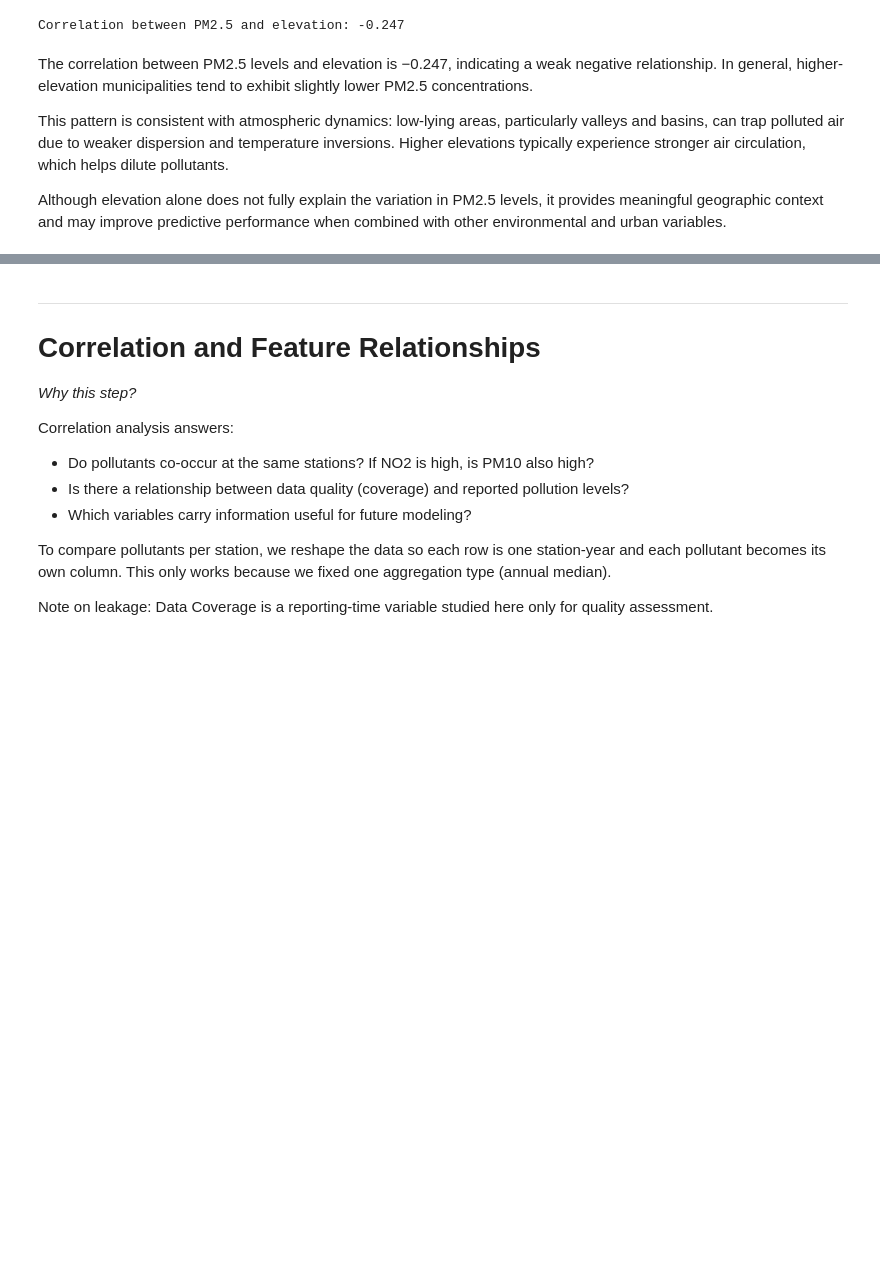
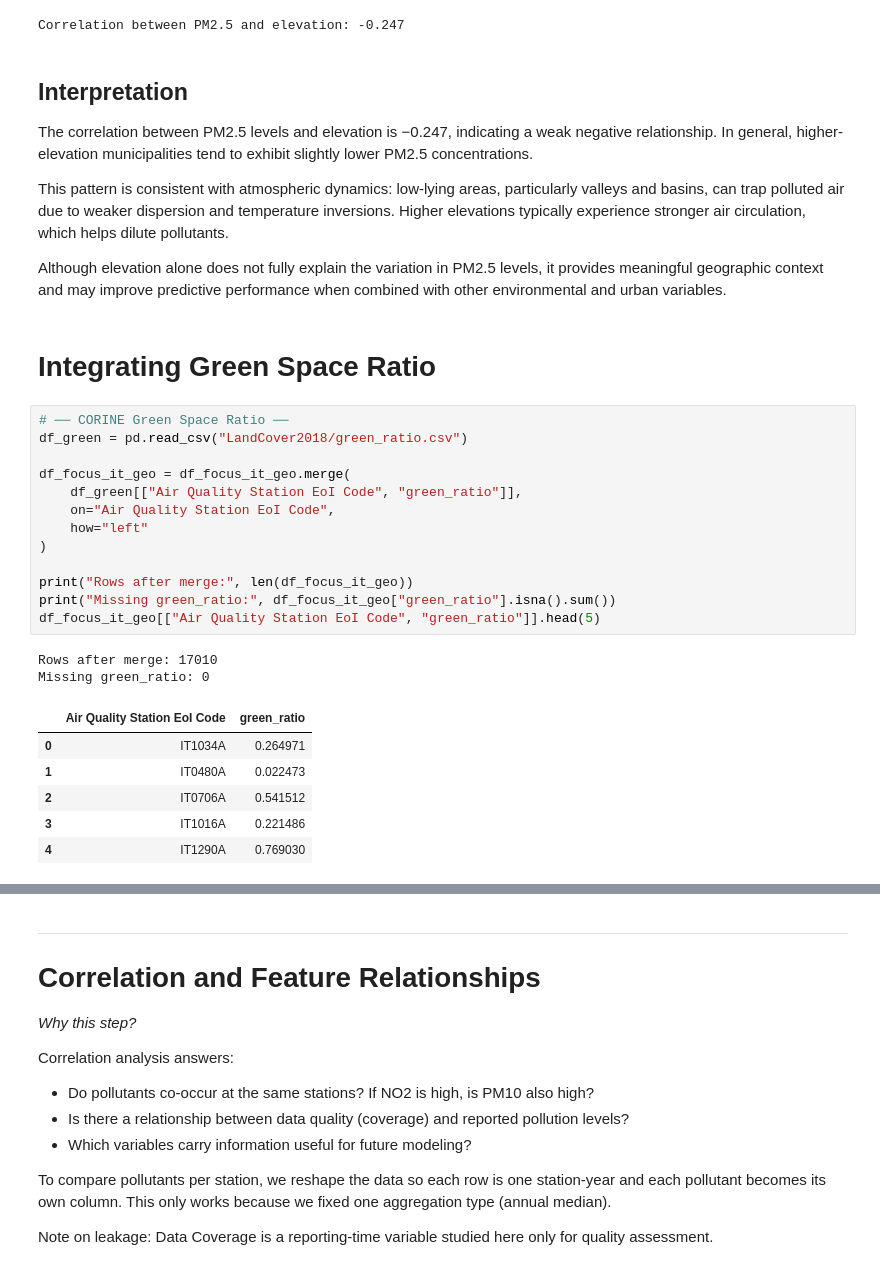
Before and after one commit to yelenashabanova/GrandChallengeAccenture, a Jupyter notebook: main.ipynb, the cells around one changed output, grey strips where cells are left out. Saved outputs shown, nothing was run; the diff lists cells and outputs as text; blank space fills up the shorter version.

```diff
--- a/main.ipynb
+++ b/main.ipynb
@@ -1627,8 +1627,33 @@ print(f"Correlation between PM2.5 and elevation: {corr_pm25_elev:.3f}")
 # %% [output]
 Correlation between PM2.5 and elevation: -0.247
 # %% [markdown]
+## Interpretation
 The correlation between PM2.5 levels and elevation is −0.247, indicating a weak negative relationship. In general, higher-elevation municipalities tend to exhibit slightly lower PM2.5 concentrations.
 
 This pattern is consistent with atmospheric dynamics: low-lying areas, particularly valleys and basins, can trap polluted air due to weaker dispersion and temperature inversions. Higher elevations typically experience stronger air circulation, which helps dilute pollutants.
 
 Although elevation alone does not fully explain the variation in PM2.5 levels, it provides meaningful geographic context and may improve predictive performance when combined with other environmental and urban variables.
+# %% [markdown]
+# Integrating Green Space Ratio
+# %%
+# ── CORINE Green Space Ratio ──
+df_green = pd.read_csv("LandCover2018/green_ratio.csv")
+
+df_focus_it_geo = df_focus_it_geo.merge(
+    df_green[["Air Quality Station EoI Code", "green_ratio"]],
+    on="Air Quality Station EoI Code",
+    how="left"
+)
+
+print("Rows after merge:", len(df_focus_it_geo))
+print("Missing green_ratio:", df_focus_it_geo["green_ratio"].isna().sum())
+df_focus_it_geo[["Air Quality Station EoI Code", "green_ratio"]].head(5)
+# %% [output]
+Rows after merge: 17010
+Missing green_ratio: 0
+|  | Air Quality Station EoI Code | green_ratio |
+| 0 | IT1034A | 0.264971 |
+| 1 | IT0480A | 0.022473 |
+| 2 | IT0706A | 0.541512 |
+| 3 | IT1016A | 0.221486 |
+| 4 | IT1290A | 0.769030 |
```
Also changed, not shown: parts of 8 cells of this notebook, 47 other files.
